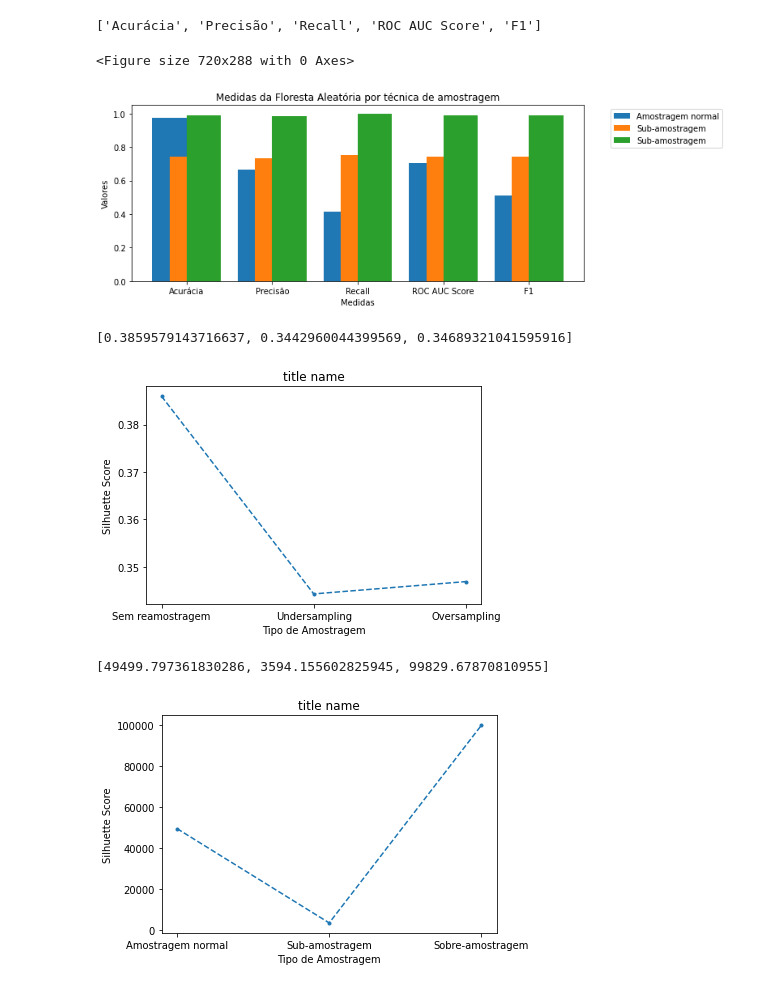
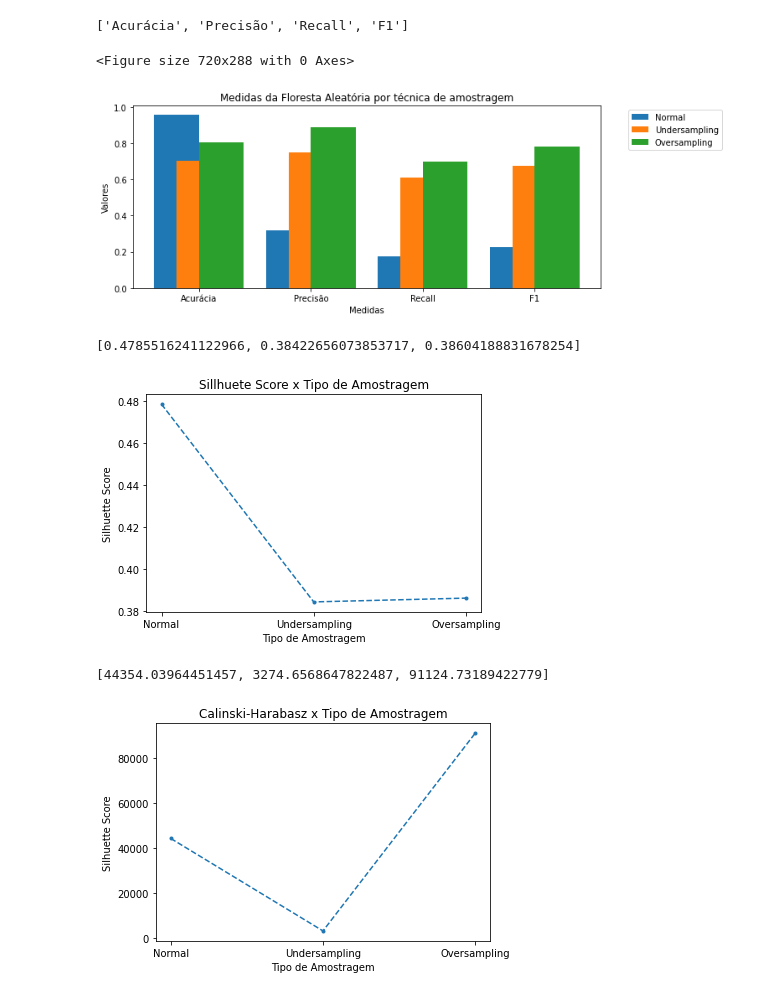
Before and after one commit to rafaelMartins1922/kaggle-fraud-detection-challenge, a Jupyter notebook: iee_cis_fraud_detection_machine_learning.ipynb, the cells around one changed output. Drawn from its saved outputs; the diff is of its cells as text; code cells hidden in the pictures.

```diff
--- a/iee_cis_fraud_detection_machine_learning.ipynb
+++ b/iee_cis_fraud_detection_machine_learning.ipynb
@@ -33,10 +32,8 @@ from sklearn.metrics import silhouette_score, calinski_harabasz_score
 # You can write up to 20GB to the current directory (/kaggle/working/) that gets preserved as output when you create a version using "Save & Run All"
 # You can also write temporary files to /kaggle/temp/, but they won't be saved outside of the current session
 # %%
-cols = ["TransactionID", "TransactionAmt","TransactionDT", "ProductCD","card4", "card6", "isFraud"]
-
-train_transaction = pd.read_csv("/content/drive/MyDrive/teste/train_transaction.csv", usecols=cols)
-test_transaction = pd.read_csv("/content/drive/MyDrive/teste/test_transaction.csv", usecols= [col for col in cols if col != 'isFraud'])
+train_transaction = pd.read_csv("/content/drive/MyDrive/teste/train_transaction.csv")
+test_transaction = pd.read_csv("/content/drive/MyDrive/teste/test_transaction.csv")
 
 train_identity = pd.read_csv("/content/drive/MyDrive/teste/train_identity.csv")
 test_identity = pd.read_csv("/content/drive/MyDrive/teste/test_identity.csv")
@@ -52,14 +63,15 @@ test: (506691, 46)
 # %%
 # Data Transformation
-## dropping nulls
-train.dropna(thresh=train.shape[0]*0.5,how='all',axis=1, inplace=True)
-test = test[[col for col in list(train.columns) if col != 'isFraud']]
 
+## dropping unecessary columns
+train = train[['ProductCD', 'DeviceType', 'card4', 'card6', 'R_emaildomain', 'id_02', 'id_16', 'id_35', 'id_38', 'V10', 'V12', 'V13', 'V15', 'V17', 'V18', 'V24', 'V31','isFraud']]
+test = test[['ProductCD', 'DeviceType', 'card4', 'card6', 'R_emaildomain', 'id-02', 'id-16', 'id-35', 'id-38', 'V10', 'V12', 'V13', 'V15', 'V17', 'V18', 'V24', 'V31']]
+
+continuous = train.select_dtypes(include=[np.number]).columns # all continuous columns
+categorical = train.select_dtypes(exclude=[np.number]).columns
 ## filling nulls
 train = train.fillna(train.mode().iloc[0])
 
 ## normalization, standardization
-continuous = train.select_dtypes(include=[np.number]).columns # all continuous columns
-categorical = train.select_dtypes(exclude=[np.number]).columns
 train[continuous] = (train[continuous]-train[continuous].mean())/train[continuous].std()
 train[continuous] = (train[continuous]-train[continuous].min())/(train[continuous].max()-train[continuous].min())
@@ -85,6 +99,6 @@ def evaluate_supervised_model(model, X_train, X_test, y_train, y_test, model_nam
 # %%
 # Supervised learning - Decision Tree Classifier
-features = ["TransactionID", "TransactionAmt","TransactionDT", "ProductCD","card4", "card6"]
+features = ['ProductCD', 'DeviceType', 'card4', 'card6', 'R_emaildomain', 'id_02', 'id_16', 'id_35', 'id_38', 'V10', 'V12', 'V13', 'V15', 'V17', 'V18', 'V24', 'V31']
 target = 'isFraud'
 #Data split - No sampling
 X = train[features]
@@ -346,9 +336,9 @@ plt.figure().set_figwidth(10)
 
 
 plt.figure().set_figwidth(10)
-plt.bar(X_axis - 0.2, random_forest_results.iloc[0], 0.4, label= 'Amostragem normal')
-plt.bar(X_axis, random_forest_results.iloc[1] , 0.4, label= 'Sub-amostragem')
-plt.bar(X_axis+0.2, random_forest_results.iloc[2] , 0.4, label= 'Sub-amostragem')
+plt.bar(X_axis - 0.2, random_forest_results.iloc[0], 0.4, label= 'Normal')
+plt.bar(X_axis, random_forest_results.iloc[1] , 0.4, label= 'Undersampling')
+plt.bar(X_axis+0.2, random_forest_results.iloc[2] , 0.4, label= 'Oversampling')
 
 plt.xticks(X_axis, plot_X)
 plt.xlabel('Medidas')
@@ -357,31 +347,31 @@ plt.title(f'Medidas da Floresta Aleatória por técnica de amostragem')
 plt.legend(bbox_to_anchor=(1.05, 1.0), loc='upper left')
 plt.show()
 # %% [output]
-['Acurácia', 'Precisão', 'Recall', 'ROC AUC Score', 'F1']
+['Acurácia', 'Precisão', 'Recall', 'F1']
 <Figure size 720x288 with 0 Axes>
-[figure, old version]
+[figure, new version]
 # %%
-x_axis = ['Sem reamostragem' ,'Undersampling', 'Oversampling']
+x_axis = ['Normal' ,'Undersampling', 'Oversampling']
 y_axis = list(kmeans_results['Sillhuette Score'])
 print(y_axis)
 
 plt.plot(x_axis, y_axis, marker='.', linestyle='dashed')
-plt.title('title name')
+plt.title('Sillhuete Score x Tipo de Amostragem')
 plt.xlabel('Tipo de Amostragem')
 plt.ylabel('Silhuette Score')
 plt.show()
 
-x_axis = ['Amostragem normal' ,'Sub-amostragem', 'Sobre-amostragem']
+x_axis = ['Normal' ,'Undersampling', 'Oversampling']
 y_axis = list(kmeans_results['Calinski-Harabasz Score'])
 print(y_axis)
 
 plt.plot(x_axis, y_axis, marker='.', linestyle='dashed')
-plt.title('title name')
+plt.title('Calinski-Harabasz x Tipo de Amostragem')
 plt.xlabel('Tipo de Amostragem')
 plt.ylabel('Silhuette Score')
 plt.show()
 # %% [output]
-[0.3859579143716637, 0.3442960044399569, 0.34689321041595916]
+[0.4785516241122966, 0.38422656073853717, 0.38604188831678254]
-[figure, old version]
+[figure, new version]
-[49499.797361830286, 3594.155602825945, 99829.67870810955]
+[44354.03964451457, 3274.6568647822487, 91124.73189422779]
-[figure, old version]
+[figure, new version]
```
Also changed, not shown: parts of 11 cells of this notebook.
